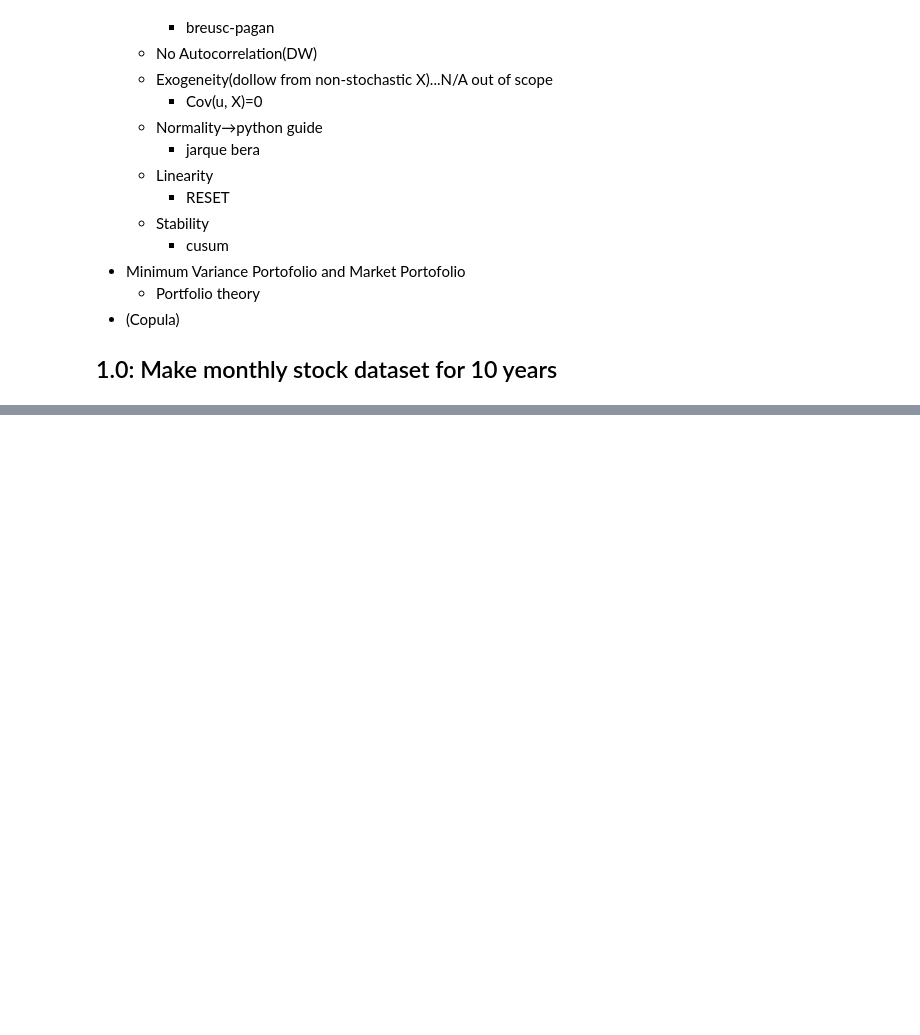
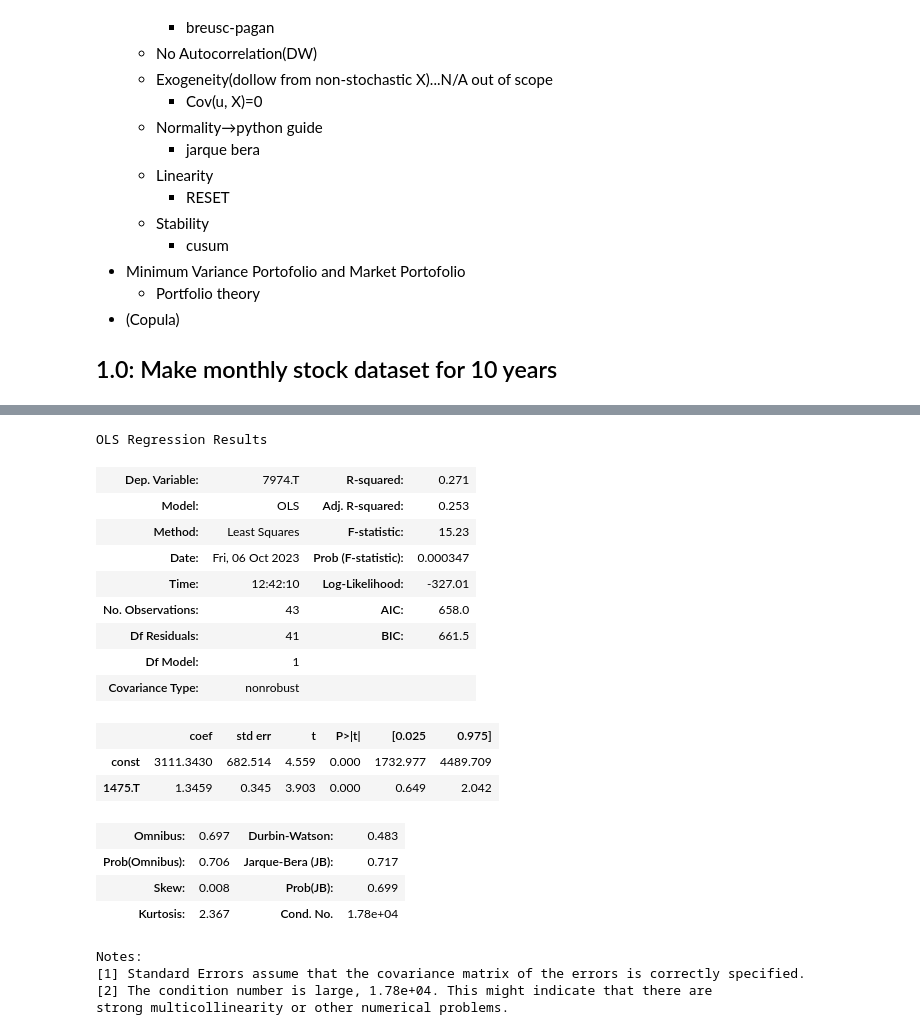
Before and after one commit to aguilarklyno/Fukuhara-Seminar, a Jupyter notebook: 23_10_06_week-01/24_fall_week01.ipynb, the cells around one changed output, grey strips where cells are left out. Saved outputs shown, nothing was run; the diff lists cells and outputs as text; code cells hidden in the pictures; blank space fills up the shorter version.

```diff
--- a/23_10_06_week-01/24_fall_week01.ipynb
+++ b/23_10_06_week-01/24_fall_week01.ipynb
@@ -100,0 +132,21 @@ df
+# %%
+from sklearn.linear_model import LinearRegression
+
+# 月次リターンを計算
+df['Toyota_Return'] = df['7203.T'].pct_change()
+df['Market_Return'] = df['TOPIX100.T'].pct_change()
+
+# NaNを除去
+df = df.dropna()
+
+# リターンを線形回帰の入力として整形
+X = df['Market_Return'].values.reshape(-1, 1)
+y = df['Toyota_Return'].values
+
+# 線形回帰を実施
+reg = LinearRegression().fit(X, y)
+
+# ベータを取得
+beta = reg.coef_[0]
+
+print(f"Toyota's Market Beta: {beta}")
@@ -100,0 +214,33 @@ df
+# %%
+import statsmodels.api as sm
+Rf = 0.008 #日本10年国債
+
+NINTENDO = LinearRegression()
+X = df["1475.T"] - Rf
+X = sm.add_constant(X)
+y = df["7974.T"] - Rf #print(X)
+#print(y)
+NINTENDO = sm.OLS(y, X).fit()
+NINTENDO.summary()
+# %% [output]
+OLS Regression Results
+| Dep. Variable: | 7974.T | R-squared: | 0.271 |
+| Model: | OLS | Adj. R-squared: | 0.253 |
+| Method: | Least Squares | F-statistic: | 15.23 |
+| Date: | Fri, 06 Oct 2023 | Prob (F-statistic): | 0.000347 |
+| Time: | 12:42:10 | Log-Likelihood: | -327.01 |
+| No. Observations: | 43 | AIC: | 658.0 |
+| Df Residuals: | 41 | BIC: | 661.5 |
+| Df Model: | 1 |  |  |
+| Covariance Type: | nonrobust |  |  |
+|  | coef | std err | t | P>|t| | [0.025 | 0.975] |
+| const | 3111.3430 | 682.514 | 4.559 | 0.000 | 1732.977 | 4489.709 |
+| 1475.T | 1.3459 | 0.345 | 3.903 | 0.000 | 0.649 | 2.042 |
+| Omnibus: | 0.697 | Durbin-Watson: | 0.483 |
+| Prob(Omnibus): | 0.706 | Jarque-Bera (JB): | 0.717 |
+| Skew: | 0.008 | Prob(JB): | 0.699 |
+| Kurtosis: | 2.367 | Cond. No. | 1.78e+04 |
+Notes:
+[1] Standard Errors assume that the covariance matrix of the errors is correctly specified.
+[2] The condition number is large, 1.78e+04. This might indicate that there are
+strong multicollinearity or other numerical problems.
```
Also changed, not shown: parts of 11 cells of this notebook, 2 other files.
